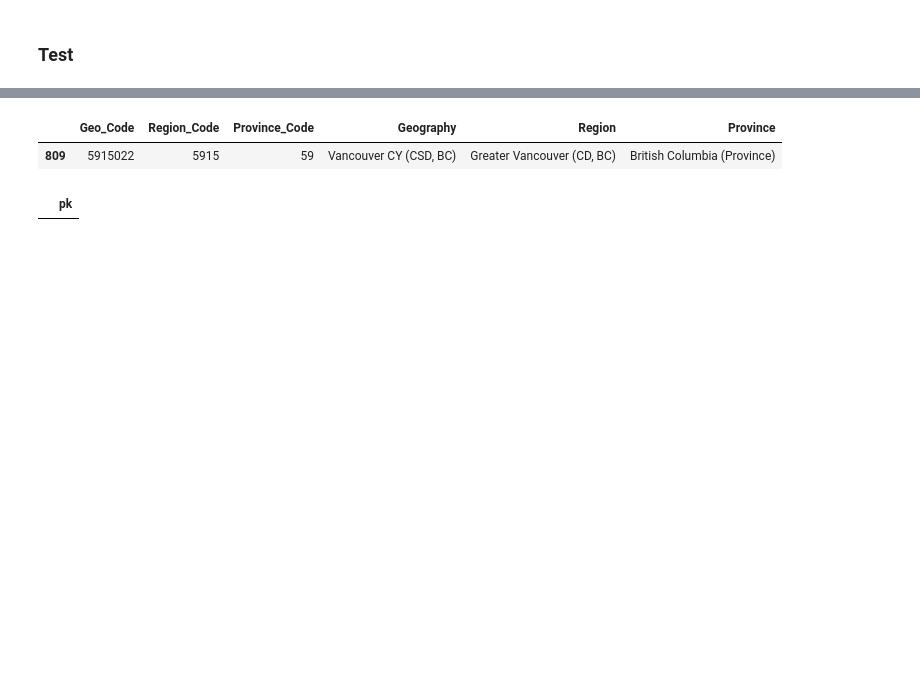
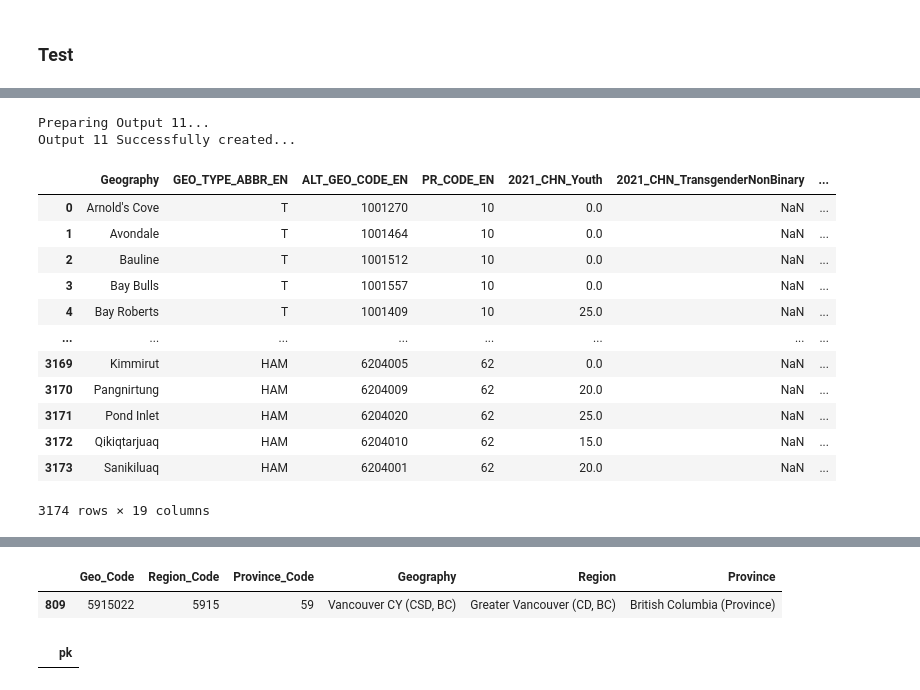
Before and after one commit to rigsby-HART/HICC-Dashboard, a Jupyter notebook: helper/TablesPrep.ipynb, the cells around one changed output, grey strips where cells are left out. Drawn from its saved outputs; the diff is of its cells as text; code cells hidden in the pictures; blank space fills up the shorter version.

```diff
--- a/helper/TablesPrep.ipynb
+++ b/helper/TablesPrep.ipynb
@@ -78,0 +101,22 @@ Output 10 a and b Successfully created...
+# %%
+tb11 = pt.prepare_output_11()
+# 'Youth', 'SameGender', 'TransgenderNonBinary', 'MentalHealth', 'Veteran'
+# %% [output]
+Preparing Output 11...
+Output 11 Successfully created...
+# %%
+tb11
+# %% [output]
+|  | Geography | GEO_TYPE_ABBR_EN | ALT_GEO_CODE_EN | PR_CODE_EN | 2021_CHN_Youth | 2021_CHN_TransgenderNonBinary | ... |
+| 0 | Arnold's Cove | T | 1001270 | 10 | 0.0 | NaN | ... |
+| 1 | Avondale | T | 1001464 | 10 | 0.0 | NaN | ... |
+| 2 | Bauline | T | 1001512 | 10 | 0.0 | NaN | ... |
+| 3 | Bay Bulls | T | 1001557 | 10 | 0.0 | NaN | ... |
+| 4 | Bay Roberts | T | 1001409 | 10 | 25.0 | NaN | ... |
+| ... | ... | ... | ... | ... | ... | ... | ... |
+| 3169 | Kimmirut | HAM | 6204005 | 62 | 0.0 | NaN | ... |
+| 3170 | Pangnirtung | HAM | 6204009 | 62 | 20.0 | NaN | ... |
+| 3171 | Pond Inlet | HAM | 6204020 | 62 | 25.0 | NaN | ... |
+| 3172 | Qikiqtarjuaq | HAM | 6204010 | 62 | 15.0 | NaN | ... |
+| 3173 | Sanikiluaq | HAM | 6204001 | 62 | 20.0 | NaN | ... |
+3174 rows × 19 columns
```
Also changed, not shown: parts of 10 cells of this notebook, 2 other files.
